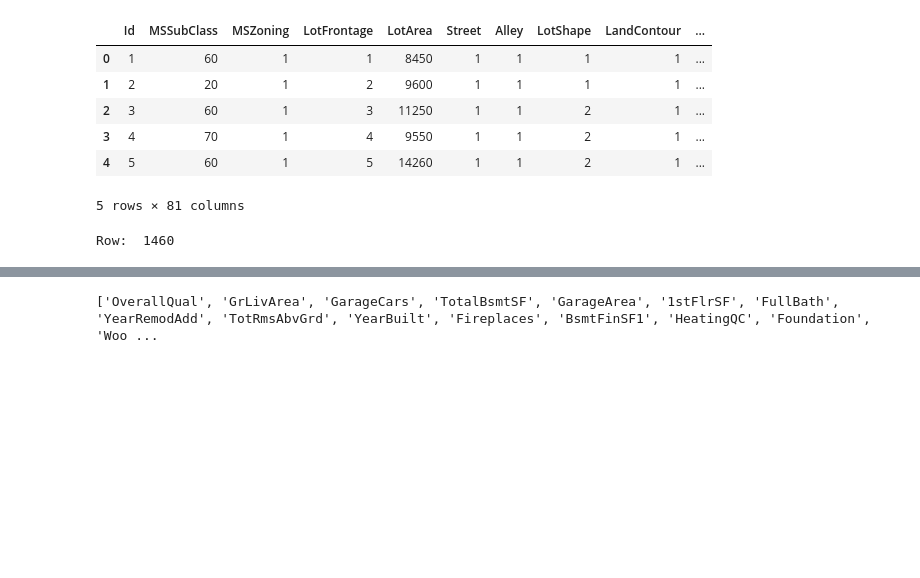
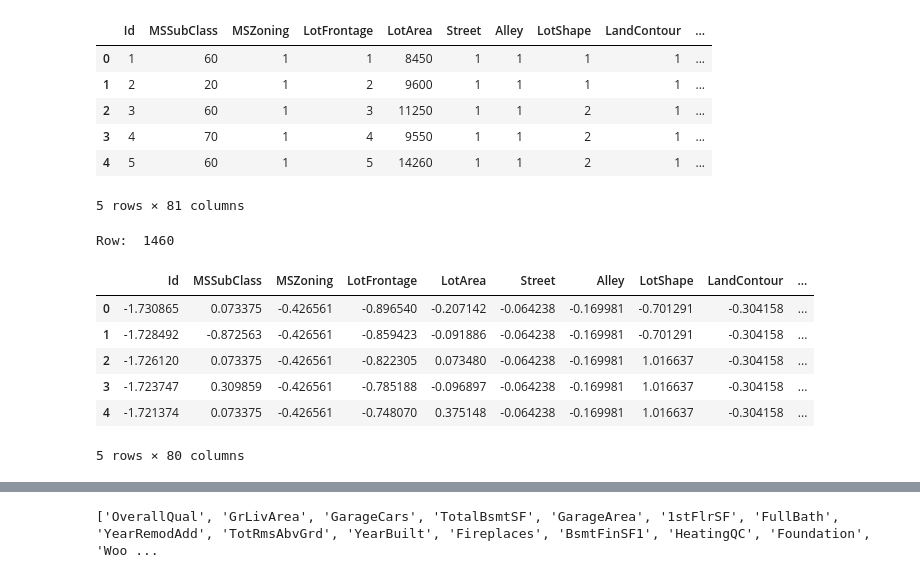
Before and after one commit to agung-madani/feature-selection, a Jupyter notebook: feature_selection_mrmr.ipynb, the cells around one changed output, grey strips where cells are left out. Drawn from its saved outputs; the diff is of its cells as text; code cells hidden in the pictures; blank space fills up the shorter version.

```diff
--- a/feature_selection_mrmr.ipynb
+++ b/feature_selection_mrmr.ipynb
@@ -39,5 +35,18 @@ y = df.iloc[:, -1]
 
 len_row, len_col = X.shape
 print('Row: ',len_row)
+
+X_col = X.columns.tolist()
+
+# Create a StandardScaler object
+scaler = StandardScaler()
+
+# Fit the scaler to the dataset
+scaler.fit(X)
+
+# Transform the dataset using the scaler
+X_std = scaler.transform(X)
+
+X_std = pd.DataFrame(data=X_std, columns=X_col)
 # %% [output]
 Row:  1460
@@ -53,0 +53,10 @@ from sklearn.neighbors import KNeighborsRegressor
+# %%
+X_std.head()
+# %% [output]
+|  | Id | MSSubClass | MSZoning | LotFrontage | LotArea | Street | Alley | LotShape | LandContour | ... |
+| 0 | -1.730865 | 0.073375 | -0.426561 | -0.896540 | -0.207142 | -0.064238 | -0.169981 | -0.701291 | -0.304158 | ... |
+| 1 | -1.728492 | -0.872563 | -0.426561 | -0.859423 | -0.091886 | -0.064238 | -0.169981 | -0.701291 | -0.304158 | ... |
+| 2 | -1.726120 | 0.073375 | -0.426561 | -0.822305 | 0.073480 | -0.064238 | -0.169981 | 1.016637 | -0.304158 | ... |
+| 3 | -1.723747 | 0.309859 | -0.426561 | -0.785188 | -0.096897 | -0.064238 | -0.169981 | 1.016637 | -0.304158 | ... |
+| 4 | -1.721374 | 0.073375 | -0.426561 | -0.748070 | 0.375148 | -0.064238 | -0.169981 | 1.016637 | -0.304158 | ... |
+5 rows × 80 columns
```
Also changed, not shown: parts of 13 cells of this notebook, 1 other file.
